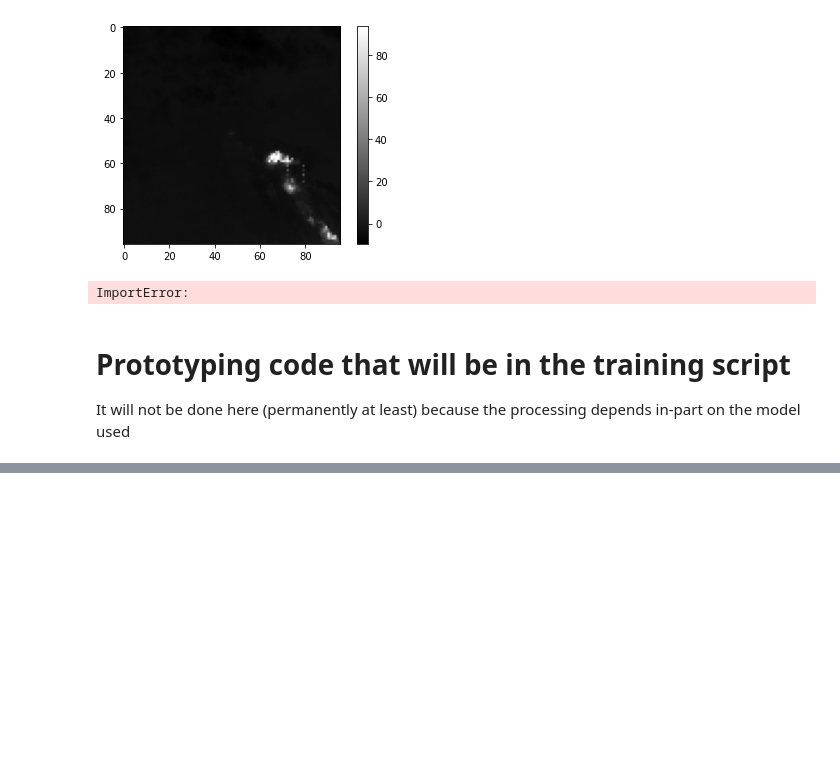
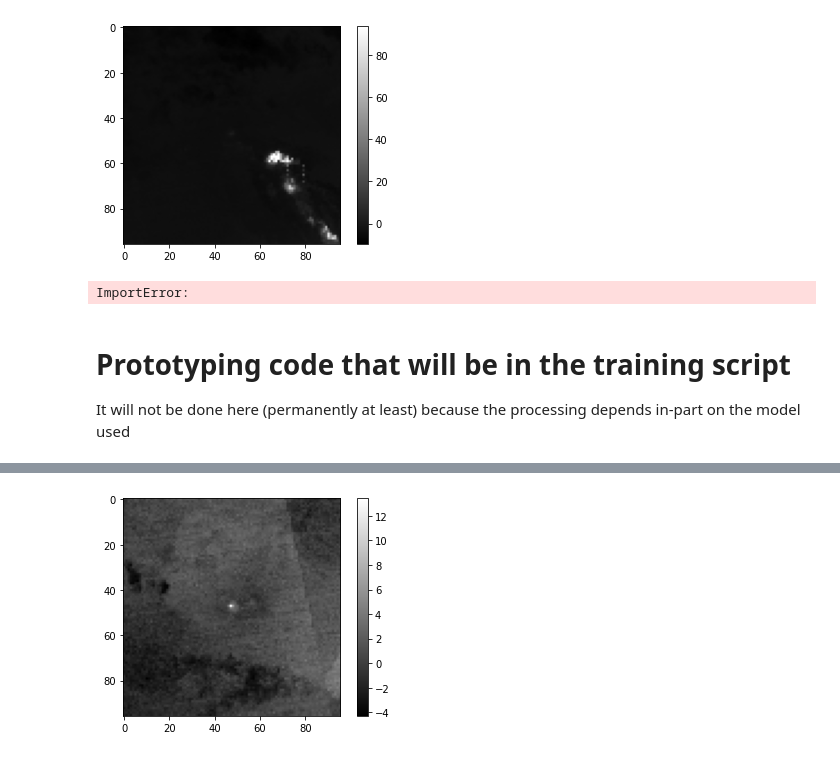
Before and after one commit to jdiaz4302/VolcanoesIR, a Jupyter notebook: 103_processing_AST08.ipynb, the cells around one changed output, grey strips where cells are left out. Saved outputs shown, nothing was run; the diff lists cells and outputs as text; code cells hidden in the pictures; blank space fills up the shorter version.

```diff
--- a/103_processing_AST08.ipynb
+++ b/103_processing_AST08.ipynb
@@ -587,3 +608,5 @@ plt.colorbar();
 # %%
-plt.imshow(x_train[360, 0], cmap = 'gist_gray')
+plt.imshow(x_train[334+180+129+153+42-15, 0], cmap = 'gist_gray')
 plt.colorbar();
+# %% [output]
+[figure, added]
```
Also changed, not shown: parts of 5 cells of this notebook.
